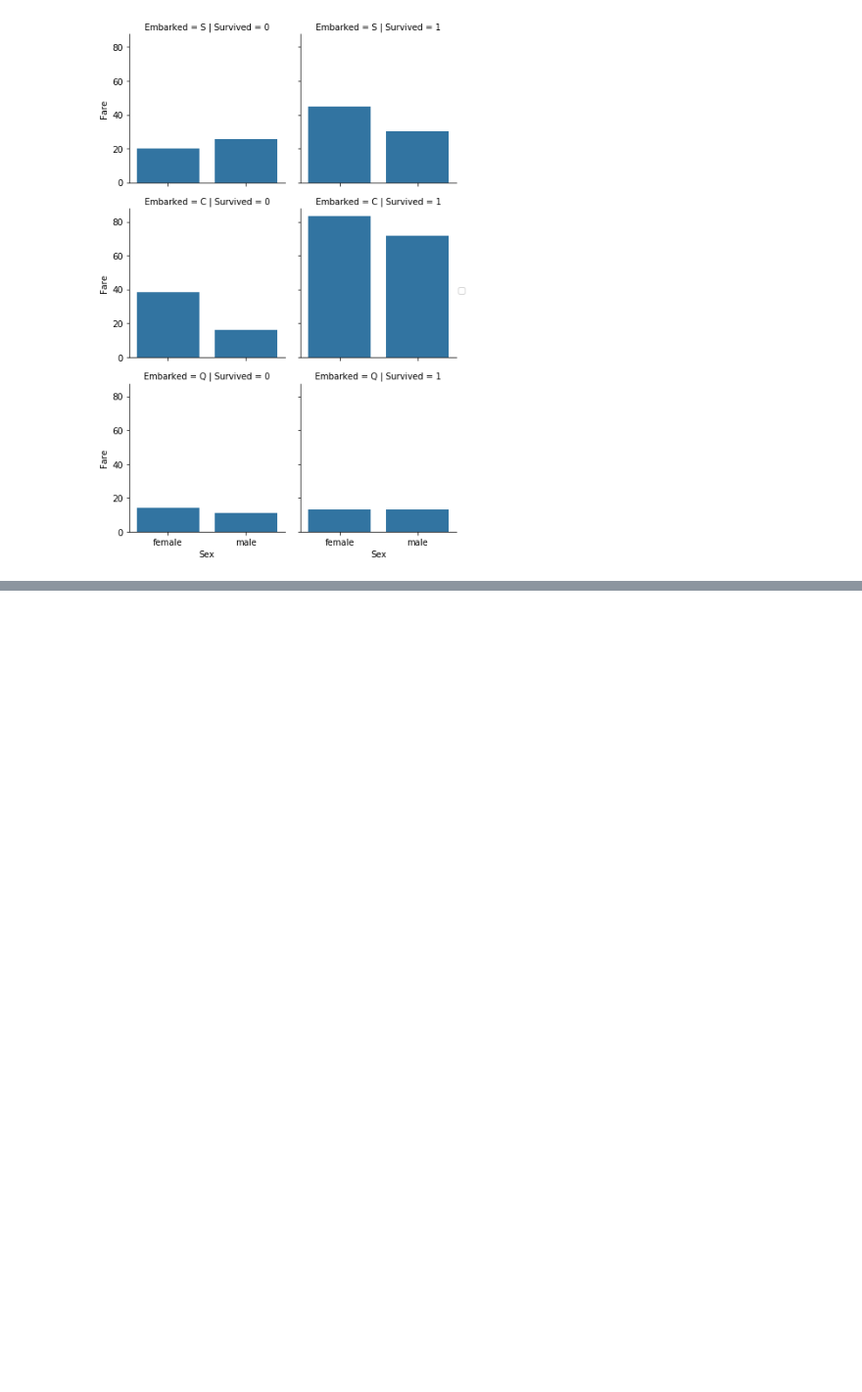
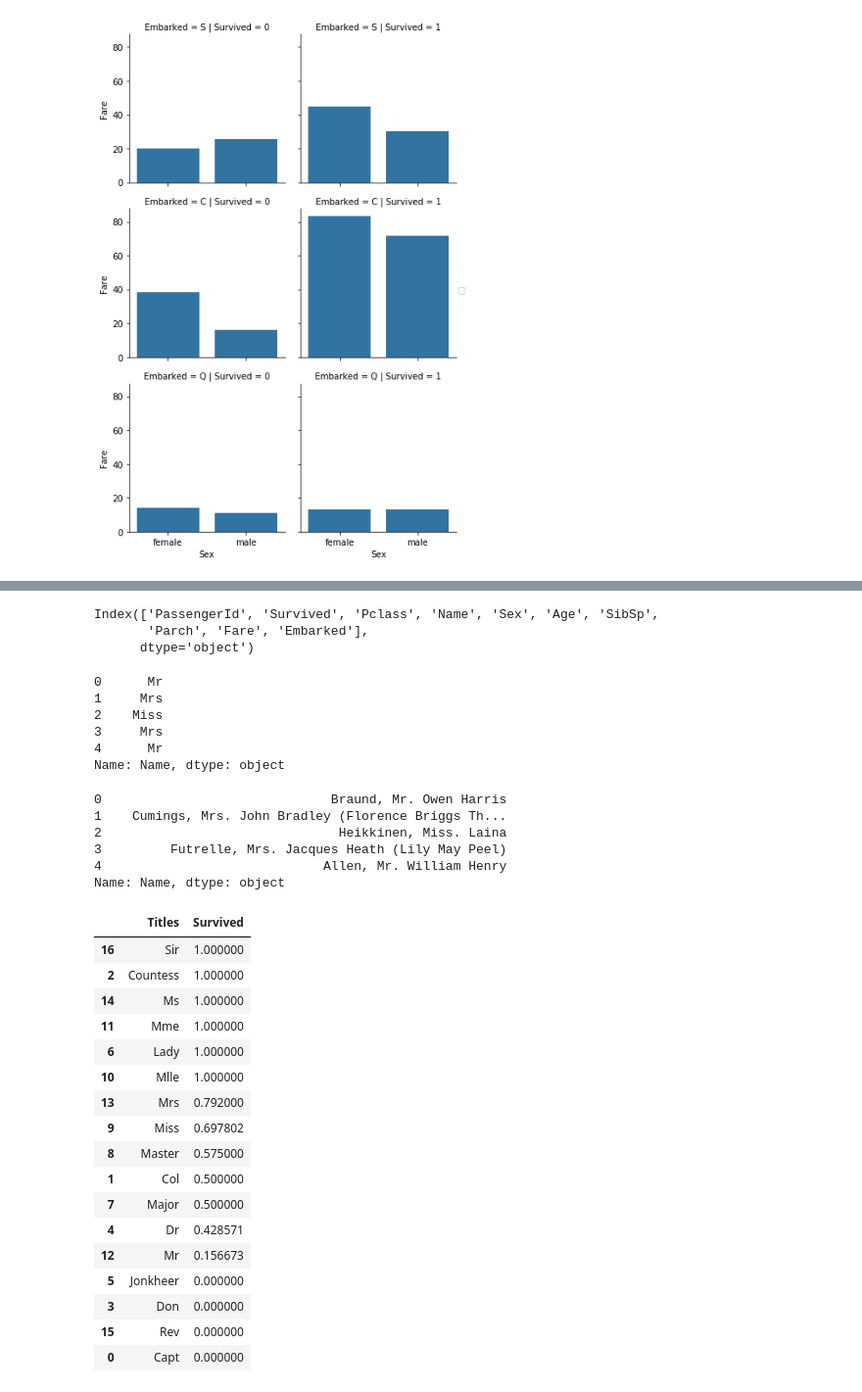
Before and after one commit to suyogdahal/Data-Science, a Jupyter notebook: KaggleTitanic/KaggleTitanic.ipynb, the cells around one changed output, grey strips where cells are left out. Shown: that part at 98% size. Saved outputs shown, nothing was run; the diff lists cells and outputs as text; code cells hidden in the pictures; blank space fills up the shorter version.

```diff
--- a/KaggleTitanic/KaggleTitanic.ipynb
+++ b/KaggleTitanic/KaggleTitanic.ipynb
@@ -177,0 +180,51 @@ grid.add_legend()
+# %%
+train_df.drop(['Ticket','Cabin'], axis=1,inplace = True)
+test_df.drop(['Ticket','Cabin'], axis=1, inplace = True)
+# %%
+train_df.columns
+# %% [output]
+Index(['PassengerId', 'Survived', 'Pclass', 'Name', 'Sex', 'Age', 'SibSp',
+       'Parch', 'Fare', 'Embarked'],
+      dtype='object')
+# %%
+train_df.Name.str.extract(' ([A-Za-z]+)\.', expand=False).head()
+# %% [output]
+0      Mr
+1     Mrs
+2    Miss
+3     Mrs
+4      Mr
+Name: Name, dtype: object
+# %%
+train_df.Name.head()
+# %% [output]
+0                              Braund, Mr. Owen Harris
+1    Cumings, Mrs. John Bradley (Florence Briggs Th...
+2                               Heikkinen, Miss. Laina
+3         Futrelle, Mrs. Jacques Heath (Lily May Peel)
+4                             Allen, Mr. William Henry
+Name: Name, dtype: object
+# %%
+train_df['Titles']=train_df.Name.str.extract('([A-Za-z]+)\.')
+test_df['Titles']=train_df.Name.str.extract('([A-Za-z]+)\.')
+# %%
+train_df[['Titles','Survived']].groupby(['Titles'],as_index=False).mean().sort_values(by=['Survived'],ascending=False)
+# %% [output]
+|  | Titles | Survived |
+| 16 | Sir | 1.000000 |
+| 2 | Countess | 1.000000 |
+| 14 | Ms | 1.000000 |
+| 11 | Mme | 1.000000 |
+| 6 | Lady | 1.000000 |
+| 10 | Mlle | 1.000000 |
+| 13 | Mrs | 0.792000 |
+| 9 | Miss | 0.697802 |
+| 8 | Master | 0.575000 |
+| 1 | Col | 0.500000 |
+| 7 | Major | 0.500000 |
+| 4 | Dr | 0.428571 |
+| 12 | Mr | 0.156673 |
+| 5 | Jonkheer | 0.000000 |
+| 3 | Don | 0.000000 |
+| 15 | Rev | 0.000000 |
+| 0 | Capt | 0.000000 |
```
Also changed, not shown: parts of 38 cells of this notebook, 1 other file.
